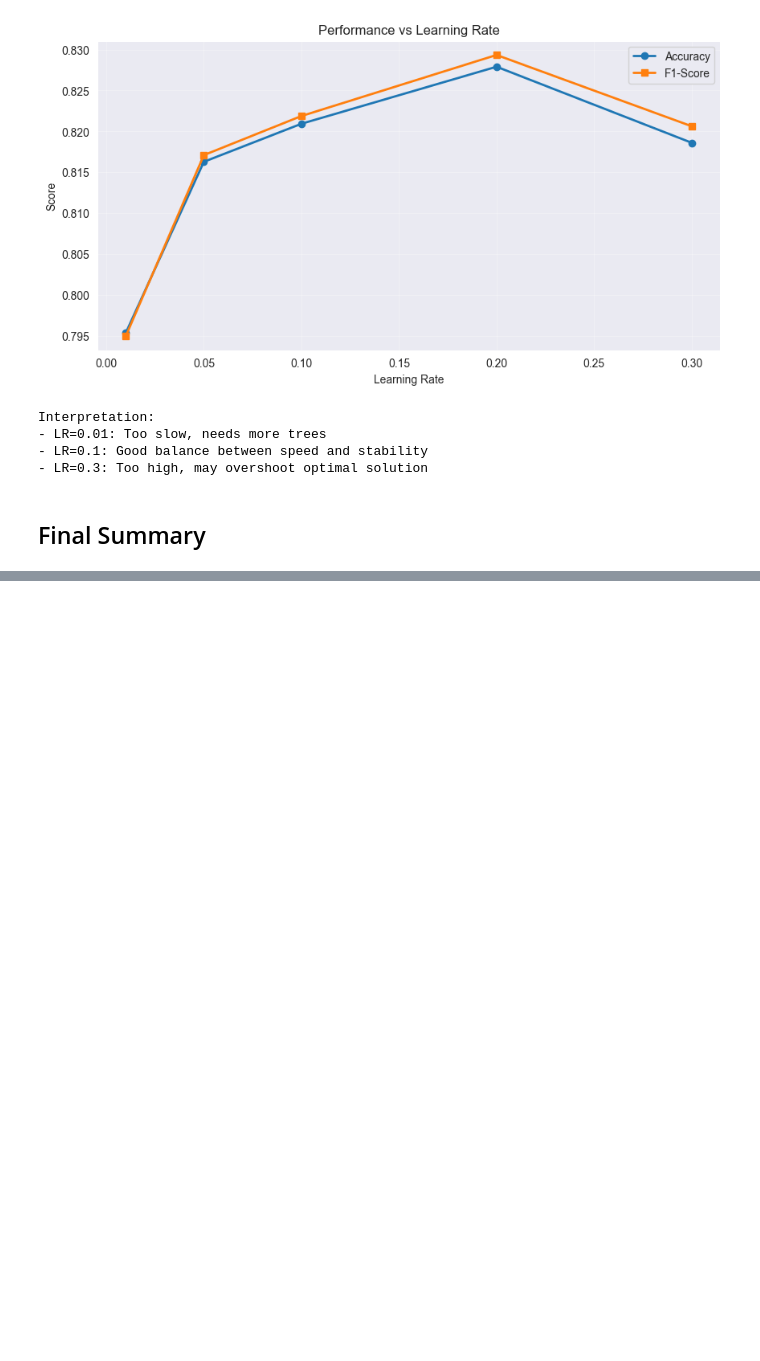
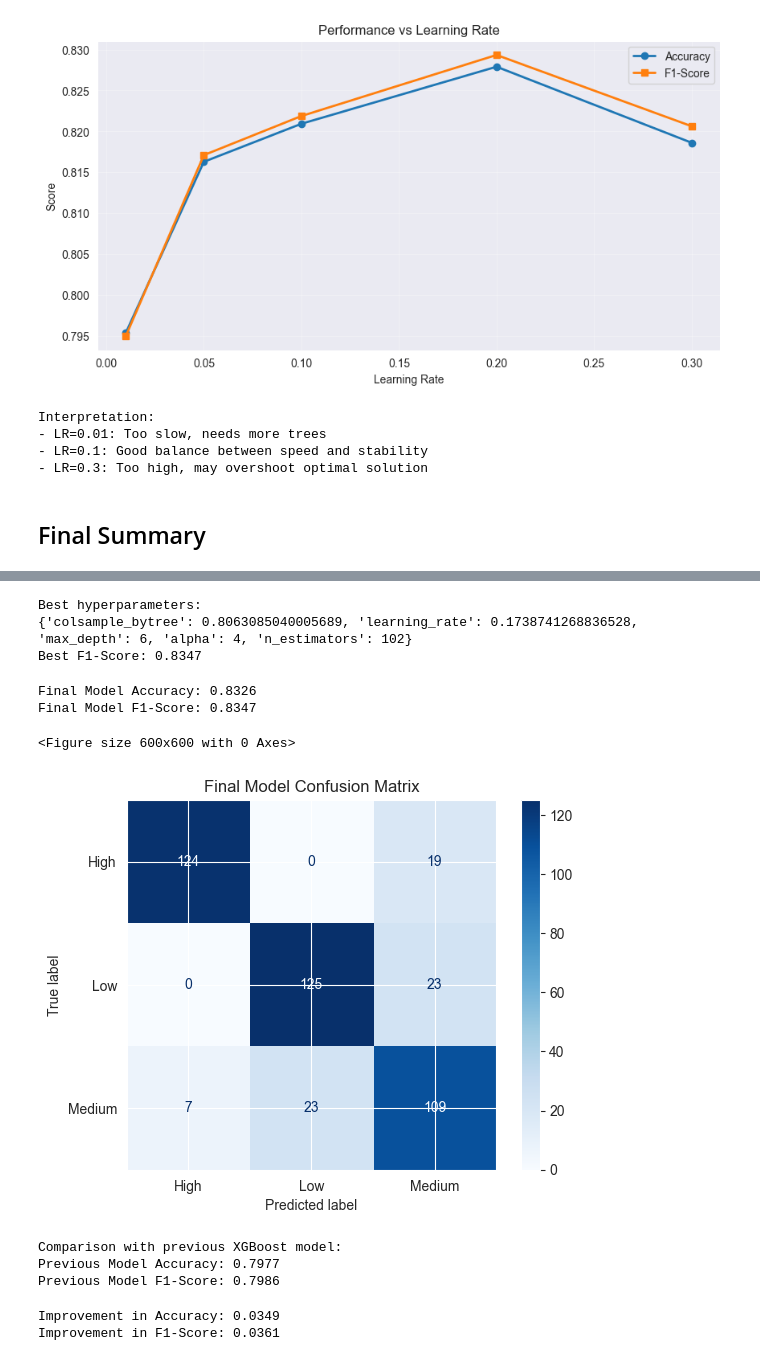
Before and after one commit to 03vladd/ML, a Jupyter notebook: Lab2.ipynb, the cells around one changed output, grey strips where cells are left out. Cells and saved outputs as stored; diff of their text form; code cells hidden in the pictures; blank space fills up the shorter version.

Commit message:
1st attempt at Lab3, will keep trying to improve metrics

```diff
--- a/Lab2.ipynb
+++ b/Lab2.ipynb
@@ -923,0 +952,3 @@ Key Findings:
+# %%
+study = optuna.create_study(direction='maximize')
+study.optimize(objective, n_trials=50)
@@ -923,0 +973,8 @@ Key Findings:
+# %%
+print("Best hyperparameters:")
+print(study.best_params)
+print(f"Best F1-Score: {study.best_value:.4f}")
+# %% [output]
+Best hyperparameters:
+{'colsample_bytree': 0.8063085040005689, 'learning_rate': 0.1738741268836528, 'max_depth': 6, 'alpha': 4, 'n_estimators': 102}
+Best F1-Score: 0.8347
@@ -923,0 +983,19 @@ Key Findings:
+# %%
+best_params = study.best_params
+final_model = xgb.XGBClassifier(
+    objective='multi:softprob',
+    num_class=3,
+    **best_params,
+    random_state=42,
+    eval_metric='mlogloss'
+)
+final_model.fit(X_train_20, y_train_20)
+y_final_pred = final_model.predict(X_test_20)
+# %%
+final_f1 = f1_score(y_test_20, y_final_pred, average='weighted')
+final_accuracy = accuracy_score(y_test_20, y_final_pred)
+print(f"Final Model Accuracy: {final_accuracy:.4f}")
+print(f"Final Model F1-Score: {final_f1:.4f}")
+# %% [output]
+Final Model Accuracy: 0.8326
+Final Model F1-Score: 0.8347
@@ -923,0 +1004,9 @@ Key Findings:
+# %%
+cm_final = confusion_matrix(y_test_20, y_final_pred)
+plt.figure(figsize=(6, 6))
+ConfusionMatrixDisplay(cm_final, display_labels=le.classes_).plot(cmap='Blues')
+plt.title('Final Model Confusion Matrix')
+plt.show()
+# %% [output]
+<Figure size 600x600 with 0 Axes>
+[figure, added]
@@ -923,0 +1015,18 @@ Key Findings:
+# %%
+print("\nComparison with previous XGBoost model:")
+prev_accuracy = accuracy_score(y_test_20, y_pred_20)
+prev_f1 = f1_score(y_test_20, y_pred_20, average='weighted')
+print(f"Previous Model Accuracy: {prev_accuracy:.4f}")
+print(f"Previous Model F1-Score: {prev_f1:.4f}")
+# %% [output]
+Comparison with previous XGBoost model:
+Previous Model Accuracy: 0.7977
+Previous Model F1-Score: 0.7986
+# %%
+improvement_acc = final_accuracy - prev_accuracy
+improvement_f1 = final_f1 - prev_f1
+print(f"Improvement in Accuracy: {improvement_acc:.4f}")
+print(f"Improvement in F1-Score: {improvement_f1:.4f}")
+# %% [output]
+Improvement in Accuracy: 0.0349
+Improvement in F1-Score: 0.0361
```
Also changed, not shown: parts of 31 cells of this notebook.
